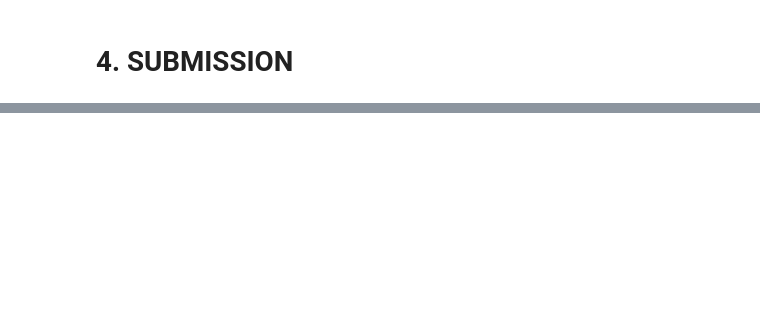
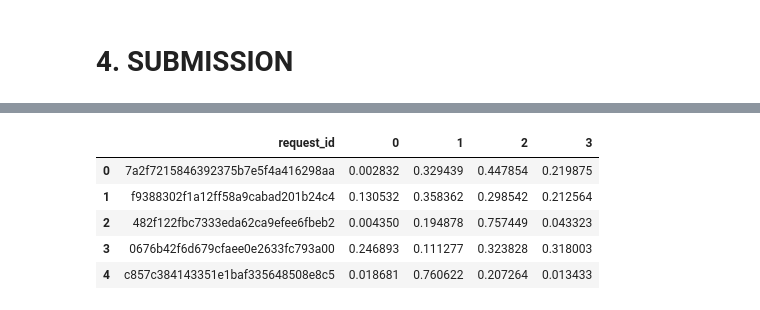
Before and after one commit to kozodoi/DSO_2019, a Jupyter notebook: codes/code_2_main_lgb.ipynb, the cells around one changed output, grey strips where cells are left out. Cells and saved outputs as stored; diff of their text form; code cells hidden in the pictures; blank space fills up the shorter version.

```diff
--- a/codes/code_2_main_lgb.ipynb
+++ b/codes/code_2_main_lgb.ipynb
@@ -303,6 +339,13 @@ oof.head()
 # %%
 # export submission
 sub = pd.DataFrame(preds_test)
-sub.insert(0, column = 'id', value = test['id'].reset_index(drop = True))
+sub.insert(0, column = 'request_id', value = test['request_id'].reset_index(drop = True))
 sub.to_csv('../submissions/' + str(name) + '.csv', index = False)
 sub.head()
+# %% [output]
+|  | request_id | 0 | 1 | 2 | 3 |
+| 0 | 7a2f7215846392375b7e5f4a416298aa | 0.002832 | 0.329439 | 0.447854 | 0.219875 |
+| 1 | f9388302f1a12ff58a9cabad201b24c4 | 0.130532 | 0.358362 | 0.298542 | 0.212564 |
+| 2 | 482f122fbc7333eda62ca9efee6fbeb2 | 0.004350 | 0.194878 | 0.757449 | 0.043323 |
+| 3 | 0676b42f6d679cfaee0e2633fc793a00 | 0.246893 | 0.111277 | 0.323828 | 0.318003 |
+| 4 | c857c384143351e1baf335648508e8c5 | 0.018681 | 0.760622 | 0.207264 | 0.013433 |
```
Also changed, not shown: parts of 17 cells of this notebook, 16 other files.
